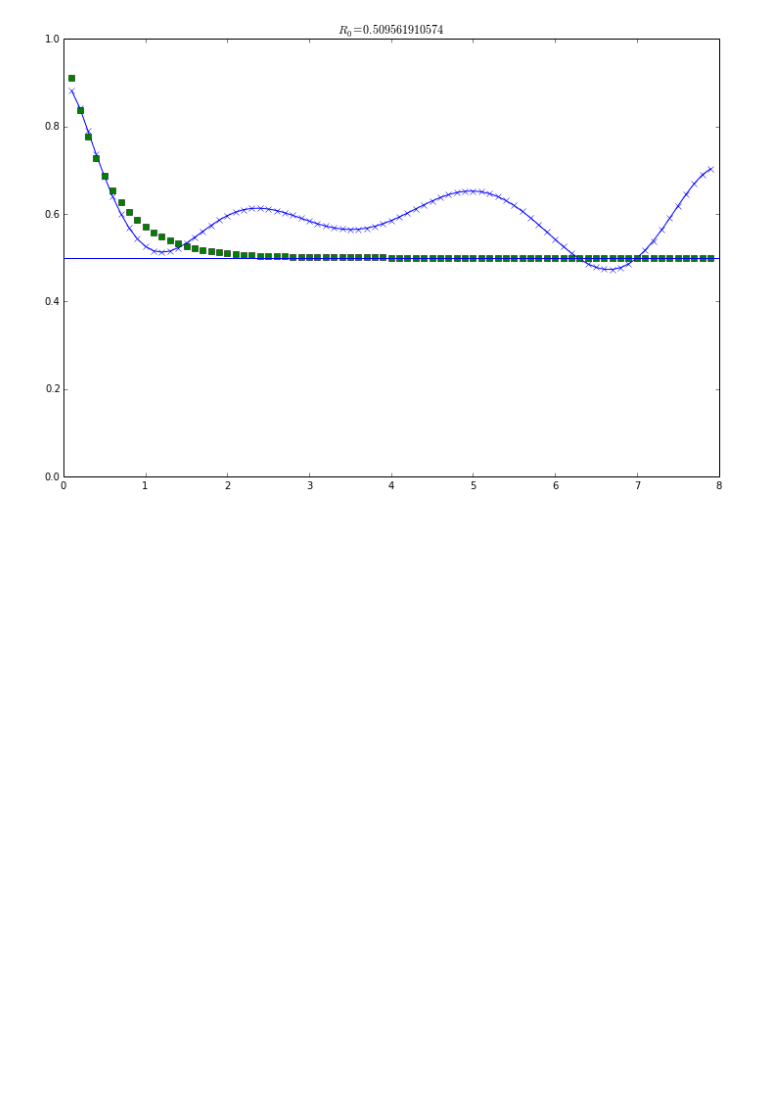
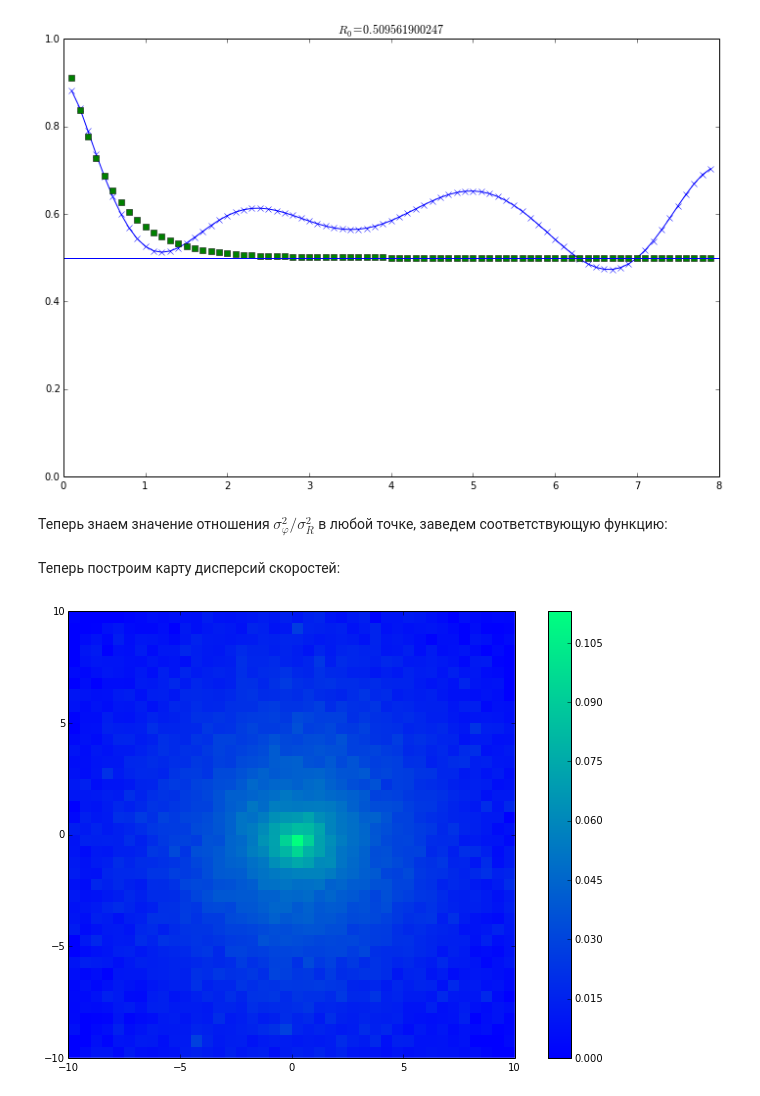
Before and after one commit to Amarchuk/2FInstability, a Jupyter notebook: notebooks/2FI Model galaxy.ipynb, the cells around one changed output. Cells and saved outputs as stored; diff of their text form; code cells hidden in the pictures; blank space fills up the shorter version.

```diff
--- a/notebooks/2FI Model galaxy.ipynb
+++ b/notebooks/2FI Model galaxy.ipynb
@@ -138,3 +147,5 @@ plt.title('$R_{0} = %s $' % Ro)
 plt.show()
 # %% [output]
 [figure]
+# %% [markdown]
+Теперь знаем значение отношения $\sigma_{\varphi}^{2}/\sigma_{R}^{2}$ в любой точке, заведем соответствующую функцию:
@@ -140,0 +155,15 @@ plt.show()
+# %% [markdown]
+Теперь построим карту дисперсий скоростей:
+# %%
+dispersion_data_points = np.loadtxt("C:\\science\\2FInstability\\data\\model\\1\\rot30\\svz_05.txt", float)
+disp_values = np.array([p[2] for p in dispersion_data_points])
+
+disp_image = np.random.uniform(size=(40, 40))
+for point in dispersion_data_points:
+    disp_image[coord(point[0])][coord(point[1])] = point[2]
+
+plt.imshow(disp_image, cmap="winter", vmin=disp_values.min(), vmax=disp_values.max(), interpolation='none', extent=[-10,10,-10,10])
+plt.colorbar()
+plt.show()
+# %% [output]
+[figure, added]
```
Also changed, not shown: parts of 13 cells of this notebook.
